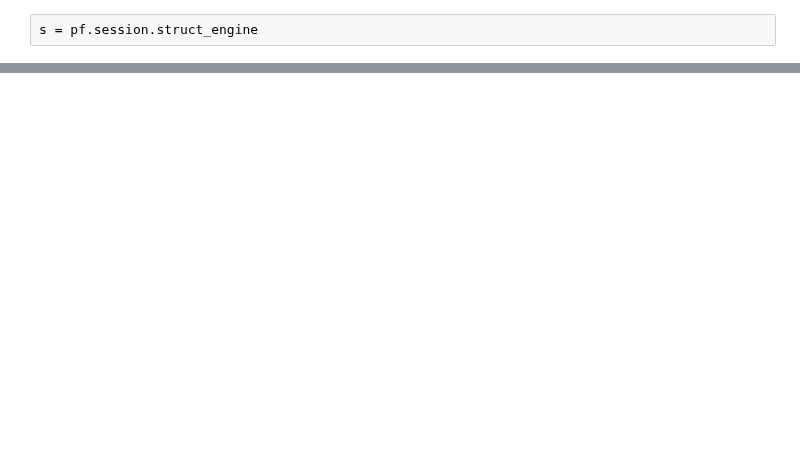
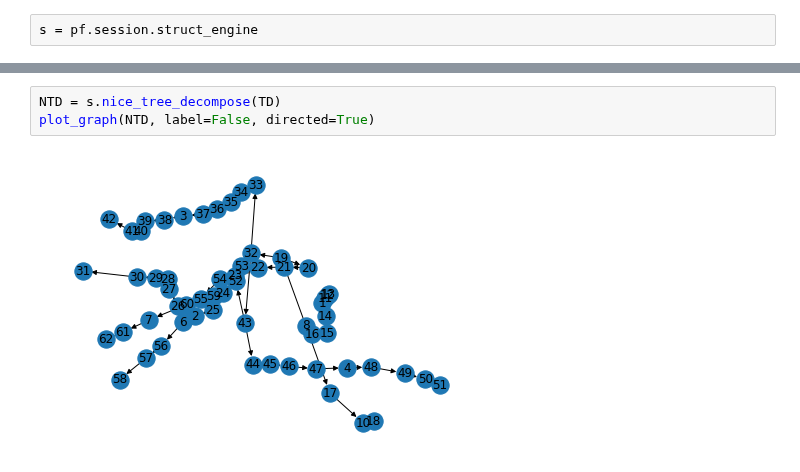
Before and after one commit to sis-ethz/Profiler-Public, a Jupyter notebook: tutorials/Tutorial1_Hospital.ipynb, the cells around one changed output, grey strips where cells are left out. Cells and saved outputs as stored; diff of their text form; blank space fills up the shorter version.

Commit message:
nice dt

```diff
--- a/tutorials/Tutorial1_Hospital.ipynb
+++ b/tutorials/Tutorial1_Hospital.ipynb
@@ -81,0 +88,5 @@ s.ordering
+# %%
+NTD = s.nice_tree_decompose(TD)
+plot_graph(NTD, label=False, directed=True)
+# %% [output]
+[figure, added]
```
Also changed, not shown: parts of 21 cells of this notebook, 4 other files.
